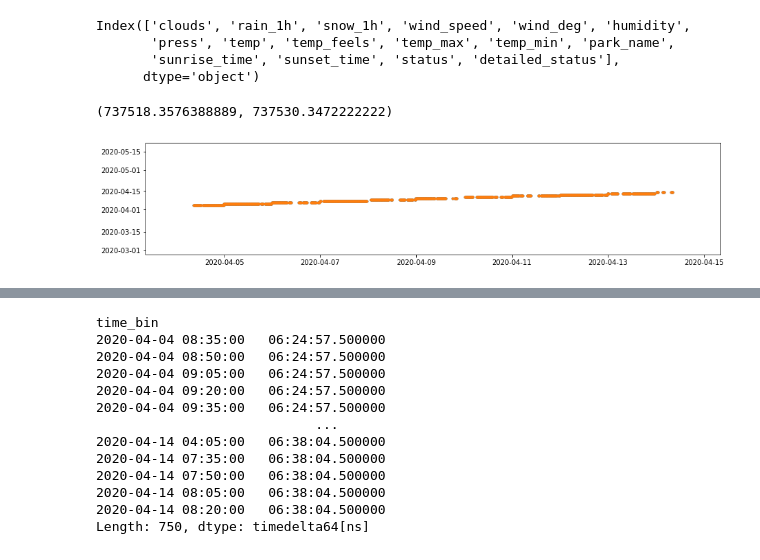
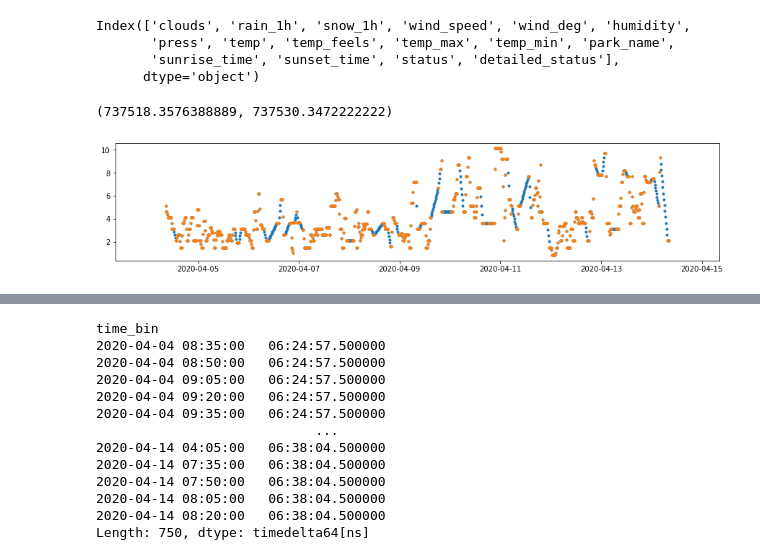
Before and after one commit to four-insightfellows-corona-project/social_distancing, a Jupyter notebook: notebooks/02_Binning_EDA_ek.ipynb, the cells around one changed output, grey strips where cells are left out. Saved outputs shown, nothing was run; the diff lists cells and outputs as text; code cells hidden in the pictures.

```diff
--- a/notebooks/02_Binning_EDA_ek.ipynb
+++ b/notebooks/02_Binning_EDA_ek.ipynb
@@ -11,32 +8,0 @@ main_dir = os.path.abspath(os.path.join(weather_dir, os.pardir))
-# %%
-# Binning funcs from Huayi
-
-def binMinute(minute):
-    '''
-    Calculate which of the 15min bins the current minute falls in.
-    The bins are 05, 20, 35, 50.
-    Current minutes less than 05 belong to bin 50 of the hour before.
-    '''
-    m2q = (minute - 5) / 15
-    if m2q < 0:
-        newminute = -10
-    elif m2q < 1:
-        newminute = 5
-    elif m2q < 2:
-        newminute = 20
-    elif m2q < 3:
-        newminute = 35
-    elif m2q < 4:
-        newminute = 50
-    return newminute
-
-def BinTime(df_datetime_col):
-    '''
-    Take a df column that contains datetime object (df_datetime_col)
-    Return a new column that contains the binned datetime object
-    The bins are as defined in binMinute
-    '''
-    binned_col= df_datetime_col.apply(
-        lambda x: x.replace(minute = 0, second = 0) + timedelta(minutes = binMinute(x.minute)))
-
-    return binned_col
@@ -45,5 +9,12 @@ data_dir = os.path.join(weather_dir, 'test_data')
+# %%
+root_dir = os.path.join(os.getcwd(), '..')
+src_dir = os.path.join(os.getcwd(), '..', 'src')
+sys.path.append(root_dir)
+sys.path.append(src_dir)
+
+from d00_utils.binning import BinTime
 # %%
-current_log = pd.read_csv(os.path.join(data_dir, 'current_log.csv'), index_col=0)
+current_log = pd.read_csv(os.path.join(root_dir, 'data', 'current_log.csv'), index_col=0)
 # %%
 # convert unix times to datetimes
 times_lst = ['reception_time', 'reference_time', 'sunrise_time', 'sunset_time']
@@ -109,16 +90,16 @@ Index(['clouds', 'rain_1h', 'snow_1h', 'wind_speed', 'wind_deg', 'humidity',
        'sunrise_time', 'sunset_time', 'status', 'detailed_status'],
       dtype='object')
 # %%
-plot_col = 'sunrise_time'
+plot_col = 'wind_speed'
 
 plt.figure(figsize=(15,3))
 
 plt.scatter(all_bins_df.index, all_bins_df[plot_col], marker='.')
 plt.scatter(binned_current_log.index, binned_current_log[plot_col], marker='.')
 plt.xlim((min(all_bins_df.index)-timedelta(days=1), max(all_bins_df.index)+timedelta(days=1)))
 # %% [output]
 (737518.3576388889, 737530.3472222222)
-[figure, old version]
+[figure, new version]
 # %%
 binned_current_log[['sunrise_time', 'sunset_time', 'clouds', 'rain_1h', 'snow_1h', 'wind_speed',
                     'humidity', 'press', 'temp_feels']]
```
Also changed, not shown: parts of 11 cells of this notebook.
